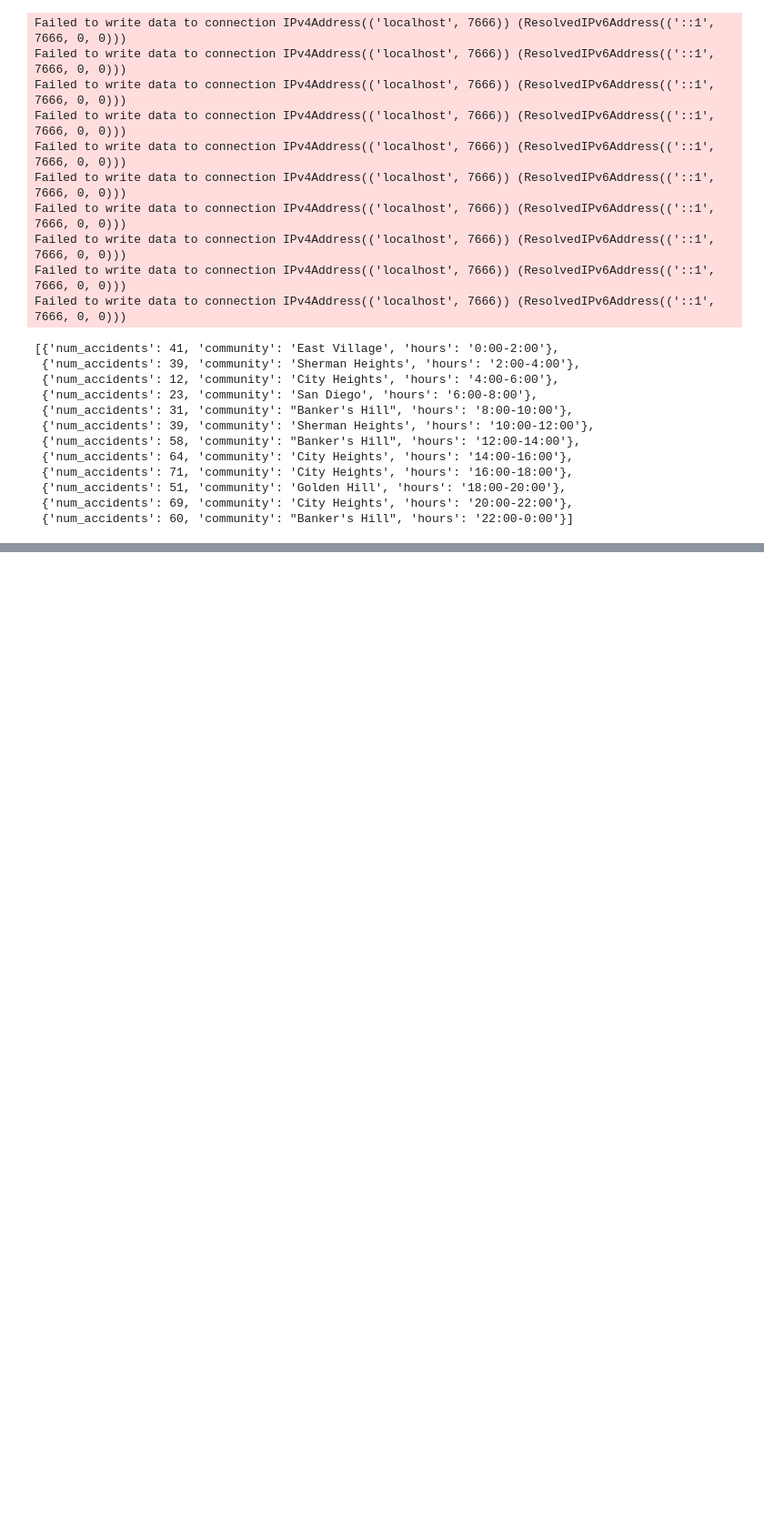
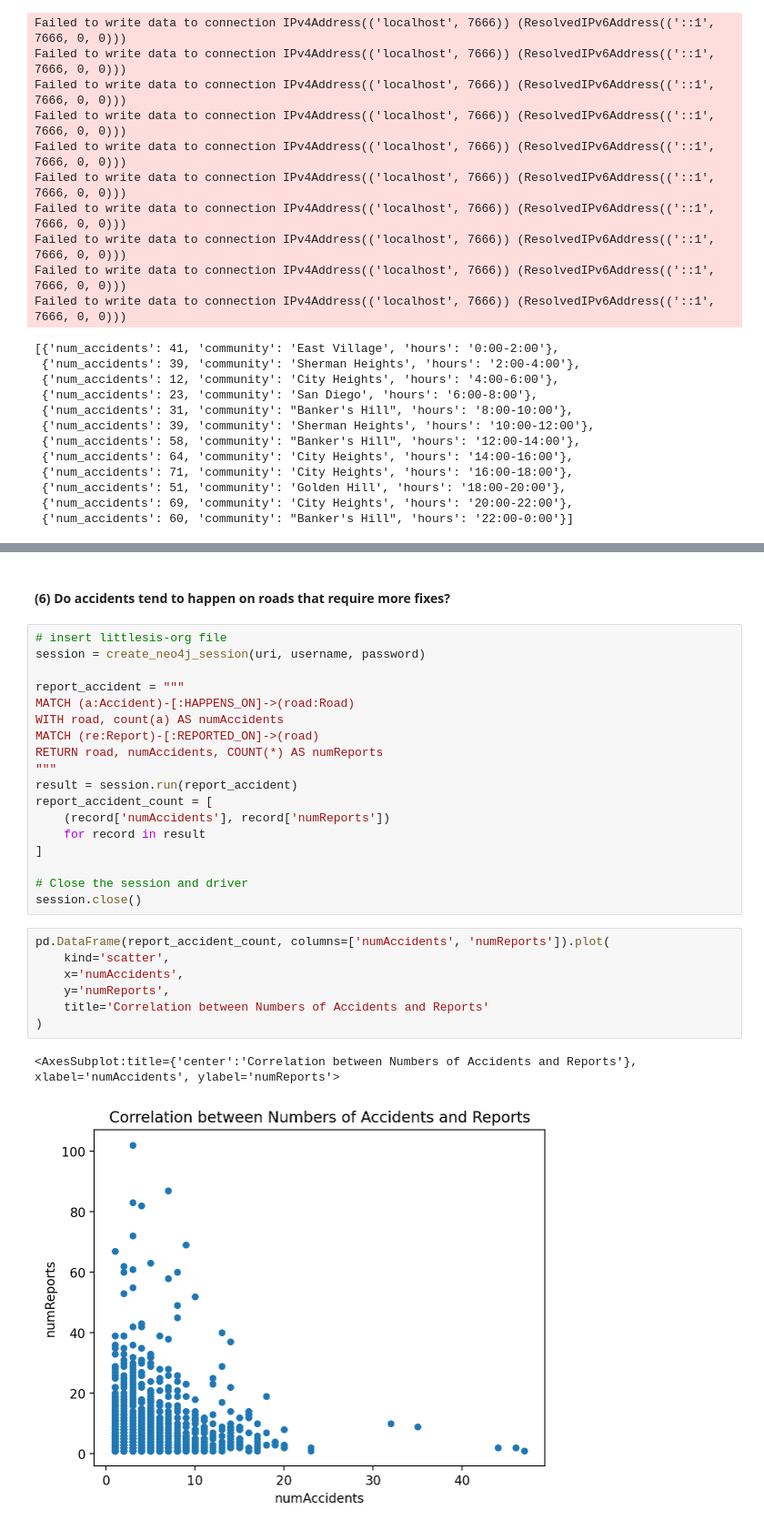
Before and after one commit to jgeng99/San-Diego-Accident-Analysis, a Jupyter notebook: src/graph-analysis.ipynb, the cells around one changed output, grey strips where cells are left out. Shown at 91% size. Saved outputs shown, nothing was run; the diff lists cells and outputs as text; blank space fills up the shorter version.

Commit message:
completed graph queries

```diff
--- a/src/graph-analysis.ipynb
+++ b/src/graph-analysis.ipynb
@@ -394,0 +413,30 @@ bird_result / len(bird_acc)
+# %% [markdown]
+#### (6) Do accidents tend to happen on roads that require more fixes?
+# %%
+# insert littlesis-org file
+session = create_neo4j_session(uri, username, password)
+
+report_accident = """
+MATCH (a:Accident)-[:HAPPENS_ON]->(road:Road)
+WITH road, count(a) AS numAccidents
+MATCH (re:Report)-[:REPORTED_ON]->(road)
+RETURN road, numAccidents, COUNT(*) AS numReports
+"""
+result = session.run(report_accident)
+report_accident_count = [
+    (record['numAccidents'], record['numReports'])
+    for record in result
+]
+
+# Close the session and driver
+session.close()
+# %%
+pd.DataFrame(report_accident_count, columns=['numAccidents', 'numReports']).plot(
+    kind='scatter',
+    x='numAccidents',
+    y='numReports',
+    title='Correlation between Numbers of Accidents and Reports'
+)
+# %% [output]
+<AxesSubplot:title={'center':'Correlation between Numbers of Accidents and Reports'}, xlabel='numAccidents', ylabel='numReports'>
+[figure, added]
```
Also changed, not shown: parts of 21 cells of this notebook.
